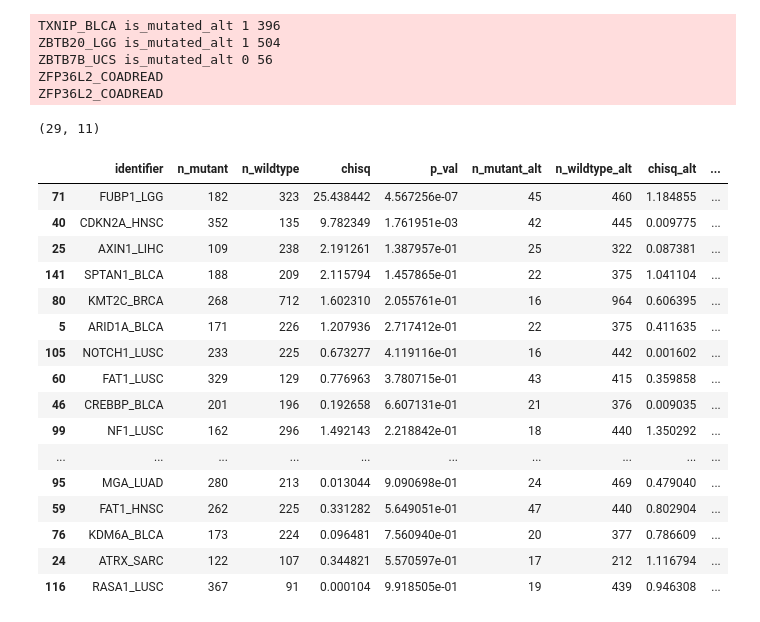
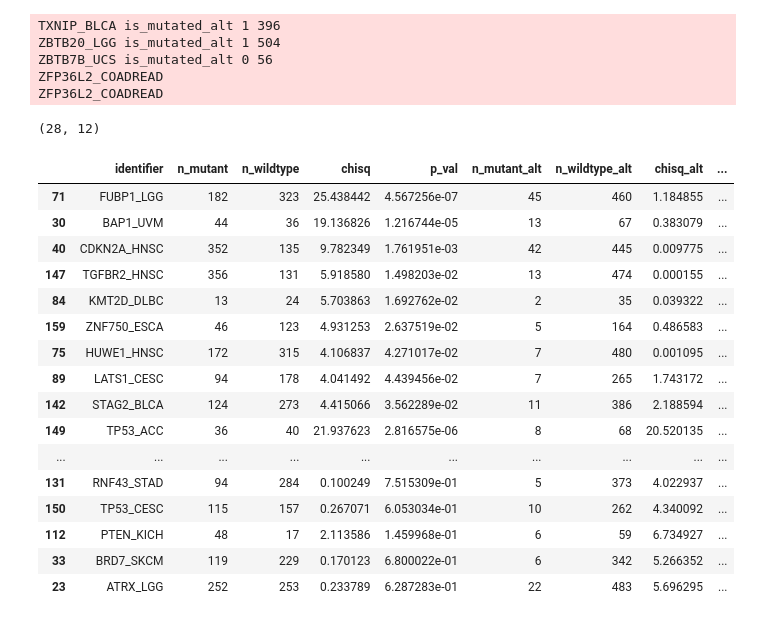
Before and after one commit to greenelab/mutation-fn, a Jupyter notebook: 6_survival_analysis/survival_hit_groups.ipynb, the cells around one changed output. Cells and saved outputs as stored; diff of their text form; code cells hidden in the pictures.

```diff
--- a/6_survival_analysis/survival_hit_groups.ipynb
+++ b/6_survival_analysis/survival_hit_groups.ipynb
@@ -26,7 +26,8 @@ park_gain_data = cfg.data_dir / 'park_gain_df.tsv'
 park_loss_sig_data = cfg.data_dir / 'park_loss_df_sig_only.tsv'
 park_gain_sig_data = cfg.data_dir / 'park_gain_df_sig_only.tsv'
 
-MIN_N_MUTATED = 15
+MIN_N_MUTATED = 0
+MAX_MIN_PVAL = 0.05
 # %% [markdown]
 ### Load information for Park et al. genes
 # %%
@@ -558,7 +563,7 @@ sns.set_style('whitegrid')
 
 fig, axarr = plt.subplots(1, 2)
 
-identifier = 'TP53_HNSC'
+identifier = 'RB1_LIHC'
 cancer_classification = 'TSG'
 hits_classification = 'two'
 
@@ -679,34 +684,38 @@ ZFP36L2_COADREAD
 # %%
 # filter to genes that have at least MIN_N_MUTATED mutated samples
 if MIN_N_MUTATED > 0:
     class_1_surv_df = (class_1_surv_df
         .loc[(class_1_surv_df.n_mutant > MIN_N_MUTATED) &
              (class_1_surv_df.n_wildtype > MIN_N_MUTATED) &
              (class_1_surv_df.n_mutant_alt > MIN_N_MUTATED) &
              (class_1_surv_df.n_wildtype_alt > MIN_N_MUTATED), :]
     ).copy()
 
+if MAX_MIN_PVAL is not None:
+    class_1_surv_df['min_pval'] = class_1_surv_df[['p_val', 'p_val_alt']].min(axis=1)
+    class_1_surv_df = class_1_surv_df[class_1_surv_df.min_pval < MAX_MIN_PVAL].copy()
+
 print(class_1_surv_df.shape)
 class_1_surv_df.sort_values(by='ts_diff', ascending=False).head(20)
 # %% [output]
-(29, 11)
+(28, 12)
 |  | identifier | n_mutant | n_wildtype | chisq | p_val | n_mutant_alt | n_wildtype_alt | chisq_alt | ... |
 | 71 | FUBP1_LGG | 182 | 323 | 25.438442 | 4.567256e-07 | 45 | 460 | 1.184855 | ... |
+| 30 | BAP1_UVM | 44 | 36 | 19.136826 | 1.216744e-05 | 13 | 67 | 0.383079 | ... |
 | 40 | CDKN2A_HNSC | 352 | 135 | 9.782349 | 1.761951e-03 | 42 | 445 | 0.009775 | ... |
-| 25 | AXIN1_LIHC | 109 | 238 | 2.191261 | 1.387957e-01 | 25 | 322 | 0.087381 | ... |
-| 141 | SPTAN1_BLCA | 188 | 209 | 2.115794 | 1.457865e-01 | 22 | 375 | 1.041104 | ... |
-| 80 | KMT2C_BRCA | 268 | 712 | 1.602310 | 2.055761e-01 | 16 | 964 | 0.606395 | ... |
-| 5 | ARID1A_BLCA | 171 | 226 | 1.207936 | 2.717412e-01 | 22 | 375 | 0.411635 | ... |
-| 105 | NOTCH1_LUSC | 233 | 225 | 0.673277 | 4.119116e-01 | 16 | 442 | 0.001602 | ... |
-| 60 | FAT1_LUSC | 329 | 129 | 0.776963 | 3.780715e-01 | 43 | 415 | 0.359858 | ... |
-| 46 | CREBBP_BLCA | 201 | 196 | 0.192658 | 6.607131e-01 | 21 | 376 | 0.009035 | ... |
-| 99 | NF1_LUSC | 162 | 296 | 1.492143 | 2.218842e-01 | 18 | 440 | 1.350292 | ... |
+| 147 | TGFBR2_HNSC | 356 | 131 | 5.918580 | 1.498203e-02 | 13 | 474 | 0.000155 | ... |
+| 84 | KMT2D_DLBC | 13 | 24 | 5.703863 | 1.692762e-02 | 2 | 35 | 0.039322 | ... |
+| 159 | ZNF750_ESCA | 46 | 123 | 4.931253 | 2.637519e-02 | 5 | 164 | 0.486583 | ... |
+| 75 | HUWE1_HNSC | 172 | 315 | 4.106837 | 4.271017e-02 | 7 | 480 | 0.001095 | ... |
+| 89 | LATS1_CESC | 94 | 178 | 4.041492 | 4.439456e-02 | 7 | 265 | 1.743172 | ... |
+| 142 | STAG2_BLCA | 124 | 273 | 4.415066 | 3.562289e-02 | 11 | 386 | 2.188594 | ... |
+| 149 | TP53_ACC | 36 | 40 | 21.937623 | 2.816575e-06 | 8 | 68 | 20.520135 | ... |
 | ... | ... | ... | ... | ... | ... | ... | ... | ... | ... |
-| 95 | MGA_LUAD | 280 | 213 | 0.013044 | 9.090698e-01 | 24 | 469 | 0.479040 | ... |
-| 59 | FAT1_HNSC | 262 | 225 | 0.331282 | 5.649051e-01 | 47 | 440 | 0.802904 | ... |
-| 76 | KDM6A_BLCA | 173 | 224 | 0.096481 | 7.560940e-01 | 20 | 377 | 0.786609 | ... |
-| 24 | ATRX_SARC | 122 | 107 | 0.344821 | 5.570597e-01 | 17 | 212 | 1.116794 | ... |
-| 116 | RASA1_LUSC | 367 | 91 | 0.000104 | 9.918505e-01 | 19 | 439 | 0.946308 | ... |
+| 131 | RNF43_STAD | 94 | 284 | 0.100249 | 7.515309e-01 | 5 | 373 | 4.022937 | ... |
+| 150 | TP53_CESC | 115 | 157 | 0.267071 | 6.053034e-01 | 10 | 262 | 4.340092 | ... |
+| 112 | PTEN_KICH | 48 | 17 | 2.113586 | 1.459968e-01 | 6 | 59 | 6.734927 | ... |
+| 33 | BRD7_SKCM | 119 | 229 | 0.170123 | 6.800022e-01 | 6 | 342 | 5.266352 | ... |
+| 23 | ATRX_LGG | 252 | 253 | 0.233789 | 6.287283e-01 | 22 | 483 | 5.696295 | ... |
 # %%
 sns.set({'figure.figsize': (10, 8)})
 fig, axarr = plt.subplots(2, 1)
```
Also changed, not shown: parts of 7 cells of this notebook, 1 other file.
